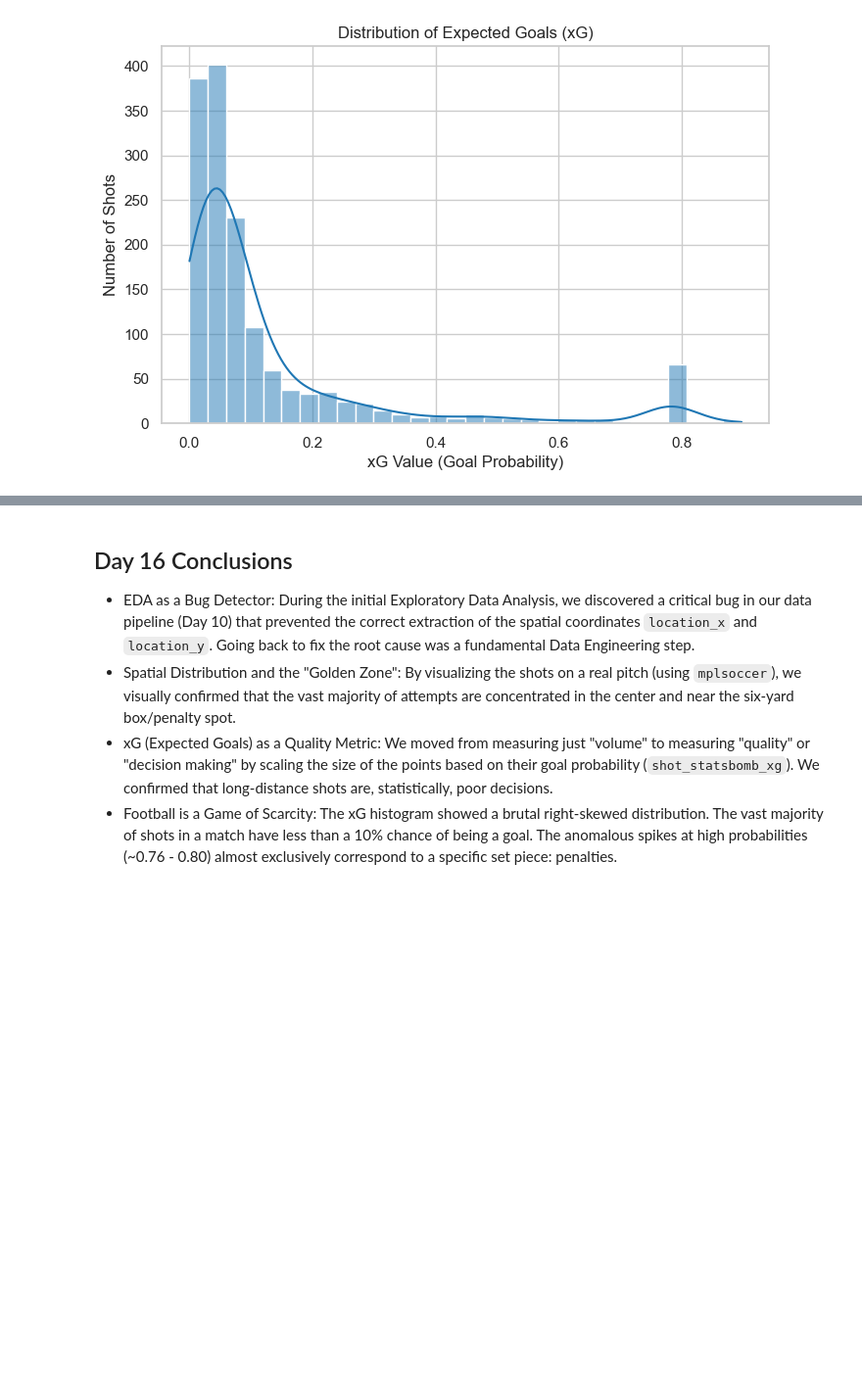
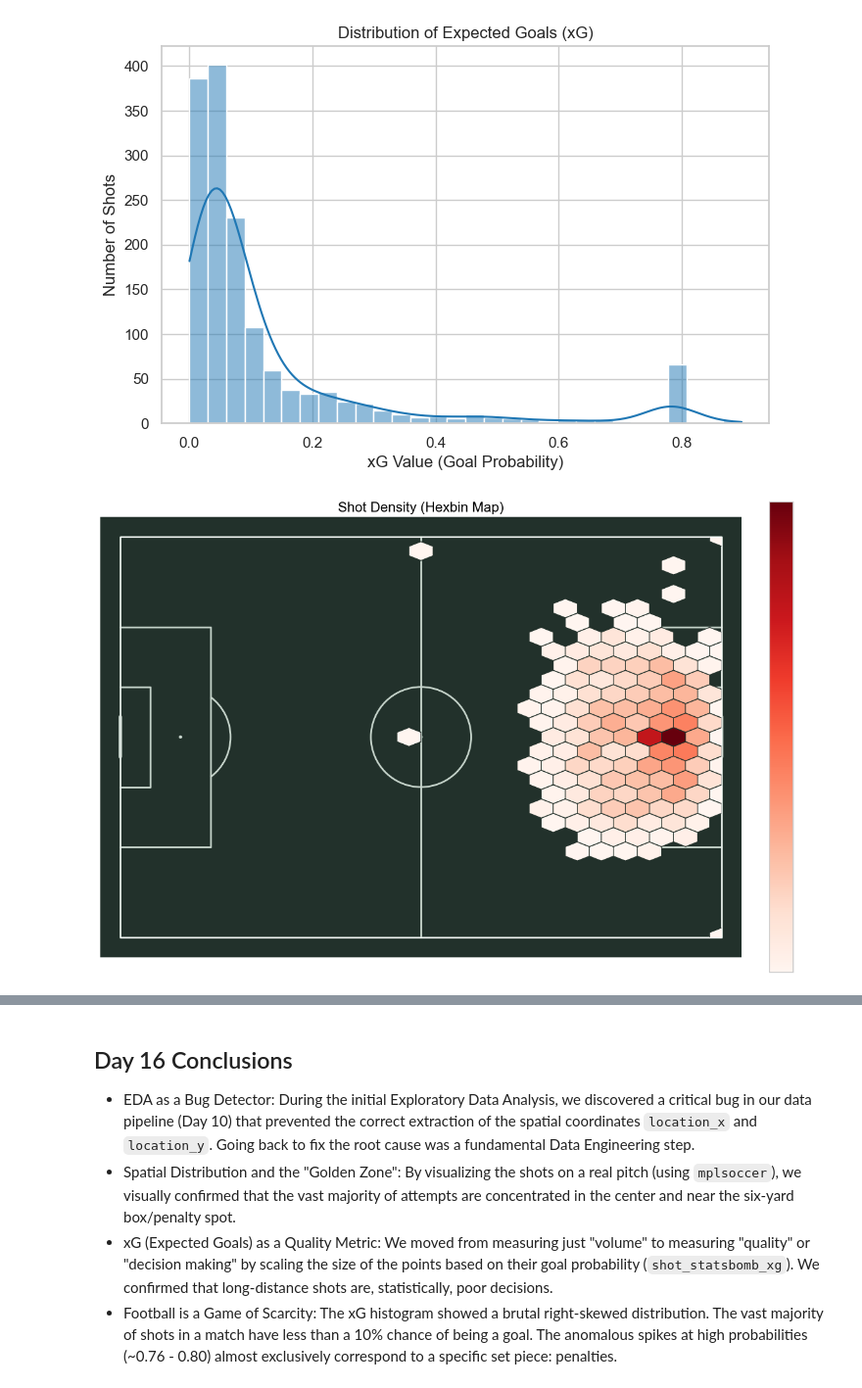
Before and after one commit to david-bazalduaa/100-days-Data-Sports-Challenge, a Jupyter notebook: notebooks/phase2_eda_features/day016_shot_analysis_eda.ipynb, the cells around one changed output, grey strips where cells are left out. Shown at 98% size. Drawn from its saved outputs; the diff is of its cells as text; code cells hidden in the pictures; blank space fills up the shorter version.

```diff
--- a/notebooks/phase2_eda_features/day016_shot_analysis_eda.ipynb
+++ b/notebooks/phase2_eda_features/day016_shot_analysis_eda.ipynb
@@ -134,3 +134,28 @@ plt.ylabel('Number of Shots')
 plt.show()
 # %% [output]
 [figure]
+# %%
+#Hexbin Map: Shows density using colored hexagons
+pitch = Pitch(pitch_type='statsbomb', pitch_color='#22312b', line_color='#c7d5cc')
+fig, ax = pitch.draw(figsize=(12, 8))
+
+# pitch.hexbin divides the pitch into hexagons and colors them by shot count
+hexmap = pitch.hexbin(
+    df_shots['location_x'],
+    df_shots['location_y'],
+    ax=ax,
+    edgecolors='#22312b',
+    gridsize=25,  # Number of hexagons across the pitch
+    cmap='Reds'   # Red color scale for heat
+)
+
+# Add a colorbar to explain what the colors mean
+cbar = fig.colorbar(hexmap, ax=ax, fraction=0.046, pad=0.04)
+cbar.set_label('Number of Shots', color='white')
+cbar.ax.yaxis.set_tick_params(color='white')
+plt.setp(plt.getp(cbar.ax.axes, 'yticklabels'), color='white')
+
+plt.title('Shot Density (Hexbin Map)', color='black', fontsize=16)
+plt.show()
+# %% [output]
+[figure, added]
```
Also changed, not shown: parts of 1 cell of this notebook.
